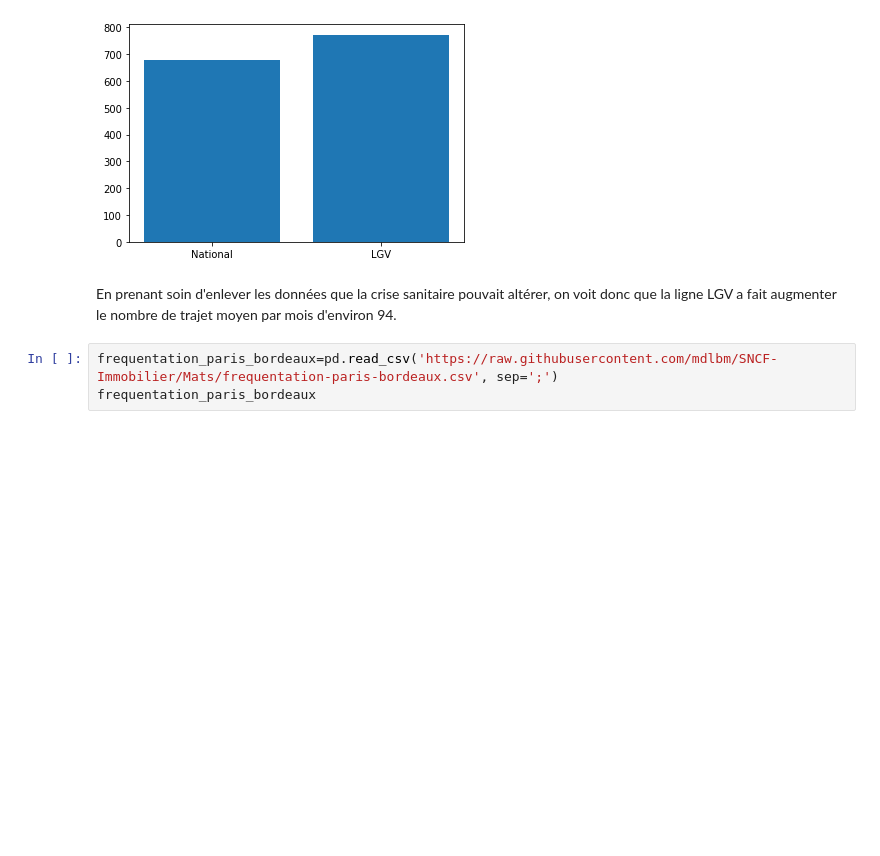
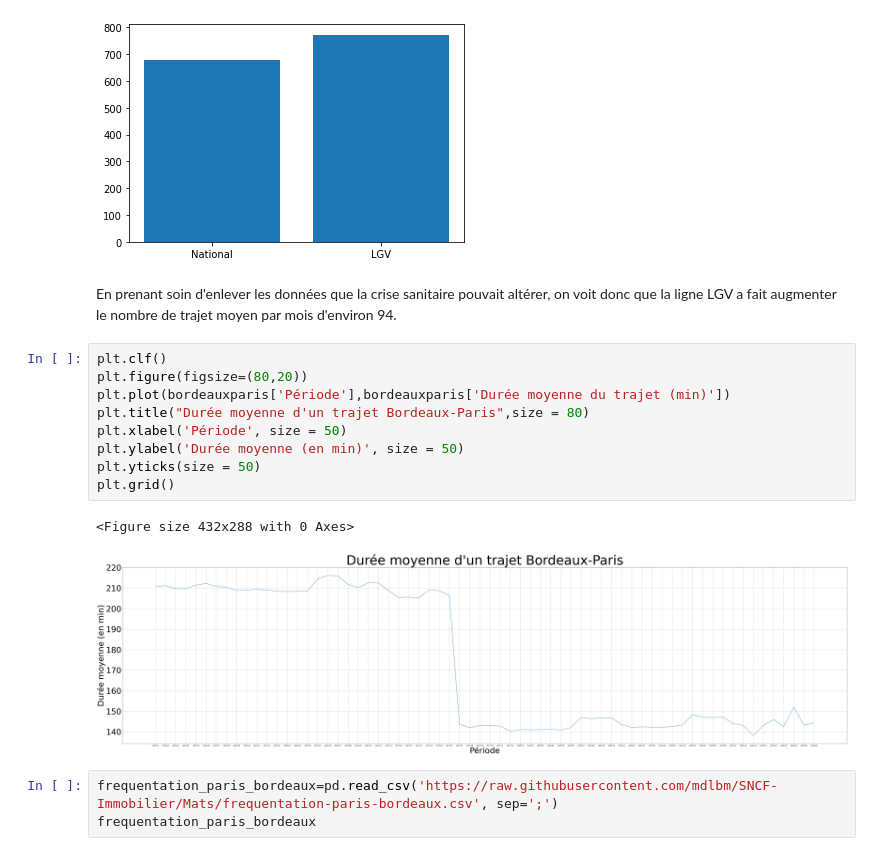
Before and after one commit to mdlbm/SNCF-Immobilier, a Jupyter notebook: Projet.ipynb, the cells around one changed output. Drawn from its saved outputs; the diff is of its cells as text; blank space fills up the shorter version.

```diff
--- a/Projet.ipynb
+++ b/Projet.ipynb
@@ -96,6 +107,18 @@ moyenne_circulation_service_bordeauxparis
 [figure]
 # %% [markdown]
 En prenant soin d'enlever les données que la crise sanitaire pouvait altérer, on voit donc que la ligne LGV a fait augmenter le nombre de trajet moyen par mois d'environ 94.
+# %%
+plt.clf()
+plt.figure(figsize=(80,20))
+plt.plot(bordeauxparis['Période'],bordeauxparis['Durée moyenne du trajet (min)'])
+plt.title("Durée moyenne d'un trajet Bordeaux-Paris",size = 80)
+plt.xlabel('Période', size = 50)
+plt.ylabel('Durée moyenne (en min)', size = 50)
+plt.yticks(size = 50)
+plt.grid()
+# %% [output]
+<Figure size 432x288 with 0 Axes>
+[figure, added]
 # %%
 frequentation_paris_bordeaux=pd.read_csv('https://raw.githubusercontent.com/mdlbm/SNCF-Immobilier/Mats/frequentation-paris-bordeaux.csv', sep=';')
 frequentation_paris_bordeaux
```
Also changed, not shown: parts of 3 cells of this notebook.
